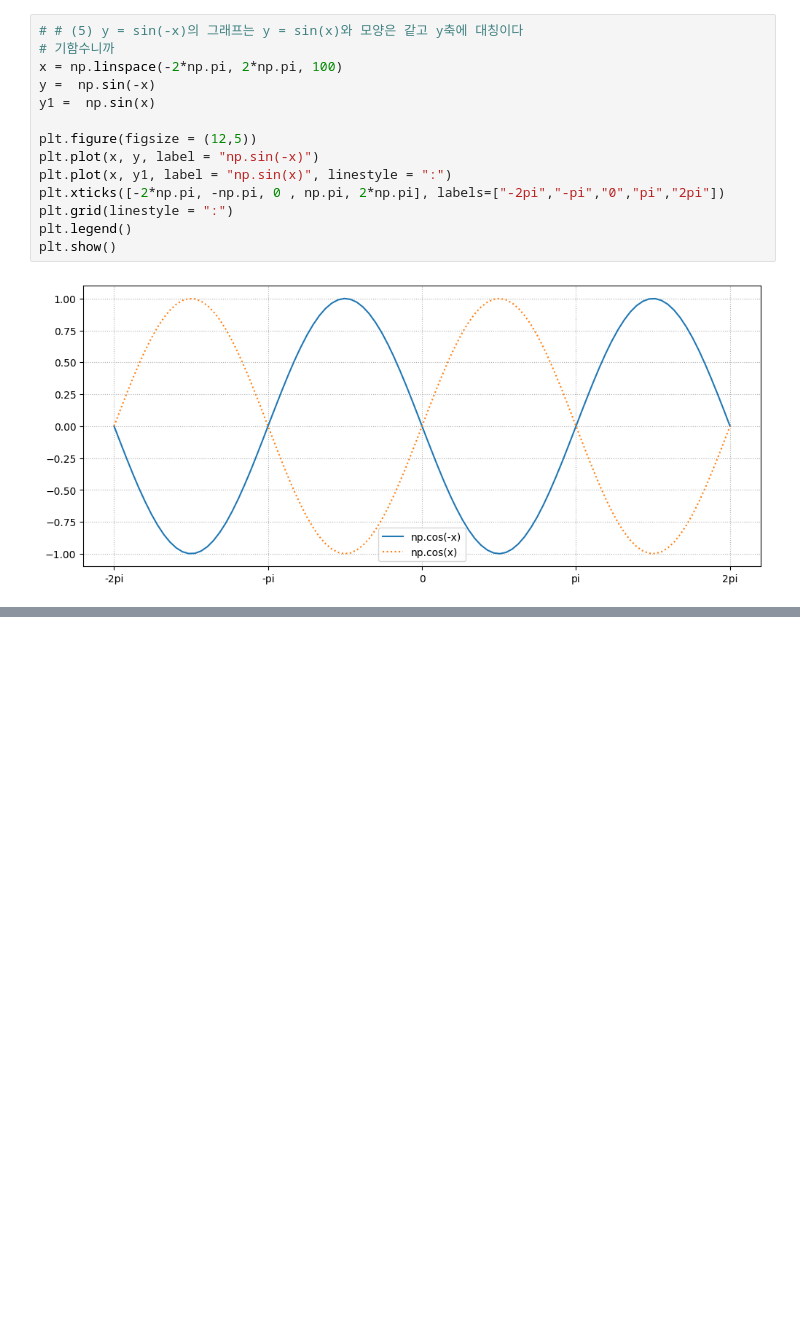
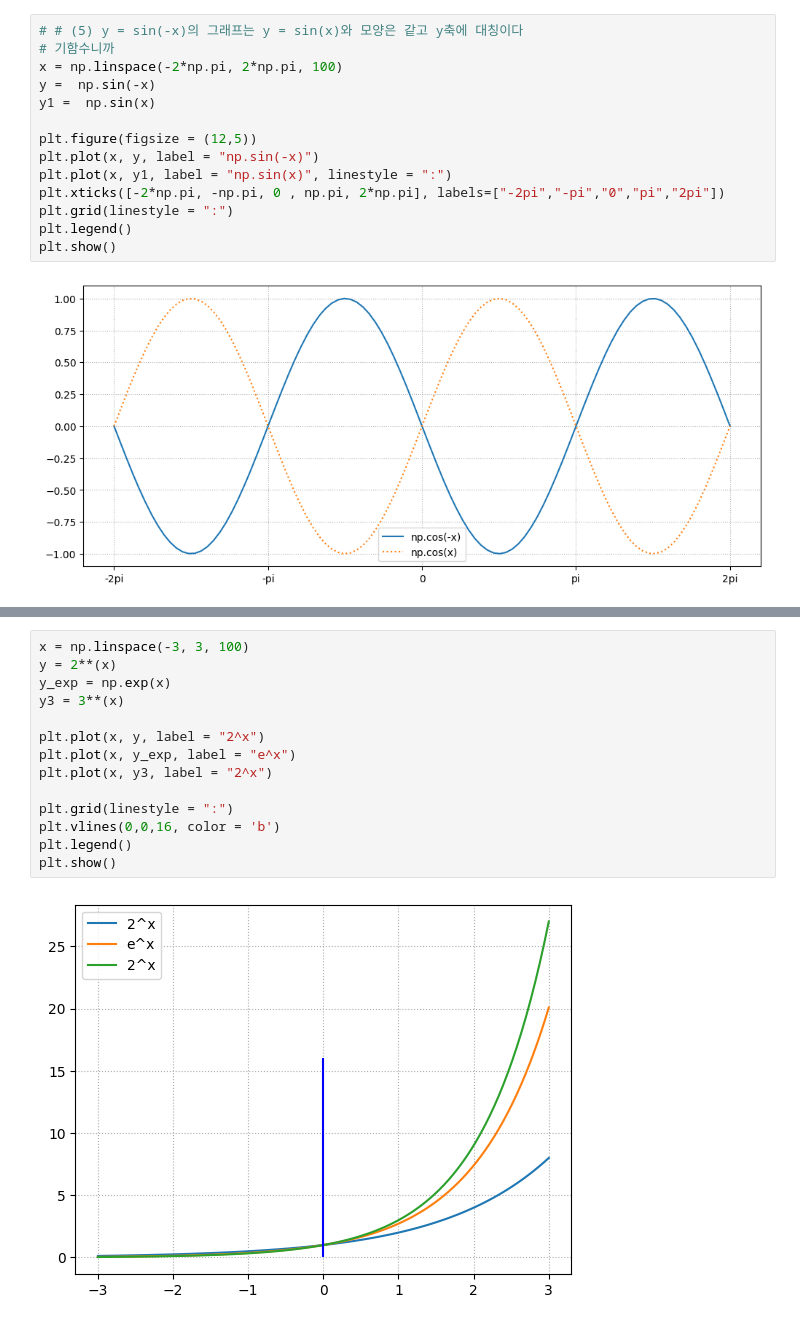
Before and after one commit to rmfpafls/sesac_python, a Jupyter notebook: numpy, matplotlib/numpy, matplotlib.ipynb, the cells around one changed output, grey strips where cells are left out. Saved outputs shown, nothing was run; the diff lists cells and outputs as text; blank space fills up the shorter version.

```diff
--- a/numpy, matplotlib/numpy, matplotlib.ipynb
+++ b/numpy, matplotlib/numpy, matplotlib.ipynb
@@ -303,0 +351,16 @@ plt.show()
+# %%
+x = np.linspace(-3, 3, 100)
+y = 2**(x)
+y_exp = np.exp(x)
+y3 = 3**(x)
+
+plt.plot(x, y, label = "2^x")
+plt.plot(x, y_exp, label = "e^x")
+plt.plot(x, y3, label = "2^x")
+
+plt.grid(linestyle = ":")
+plt.vlines(0,0,16, color = 'b')
+plt.legend()
+plt.show()
+# %% [output]
+[figure, added]
```
Also changed, not shown: parts of 4 cells of this notebook.
